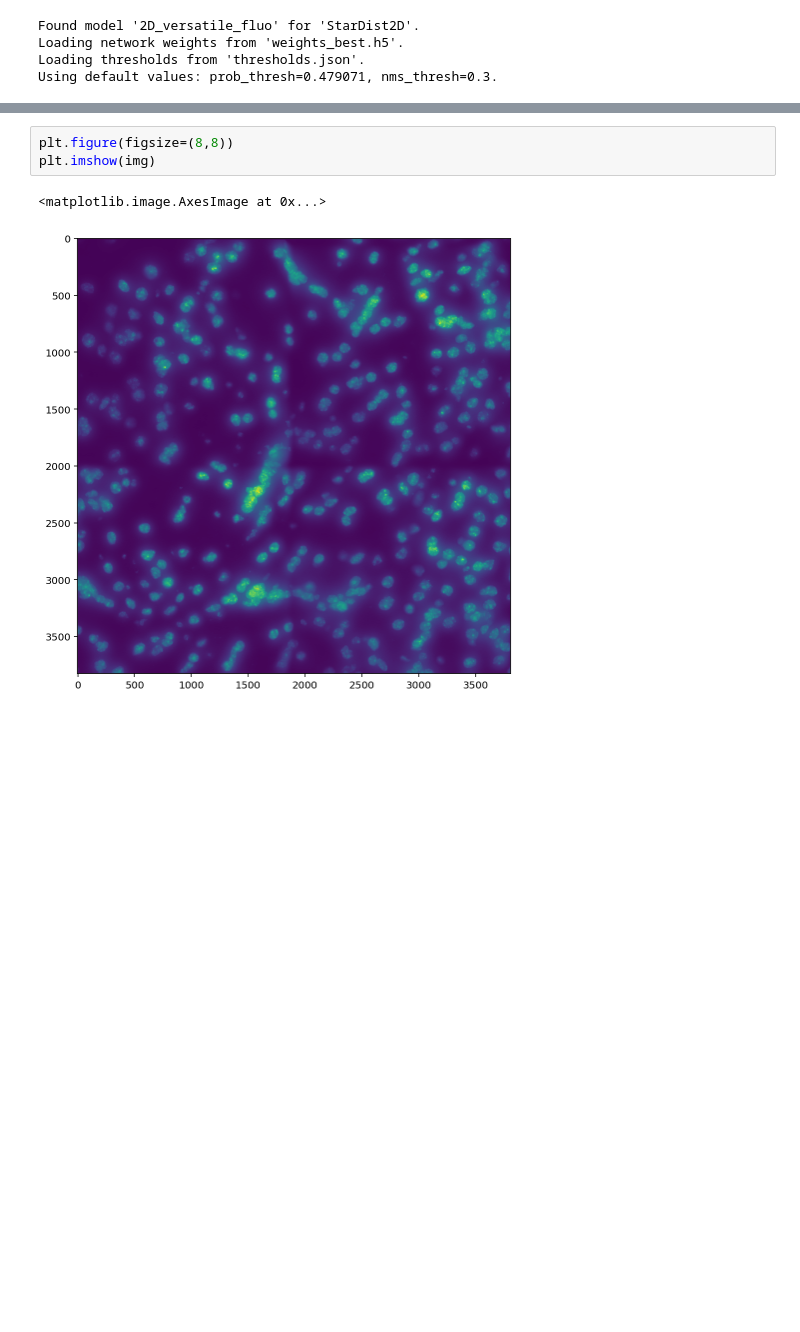
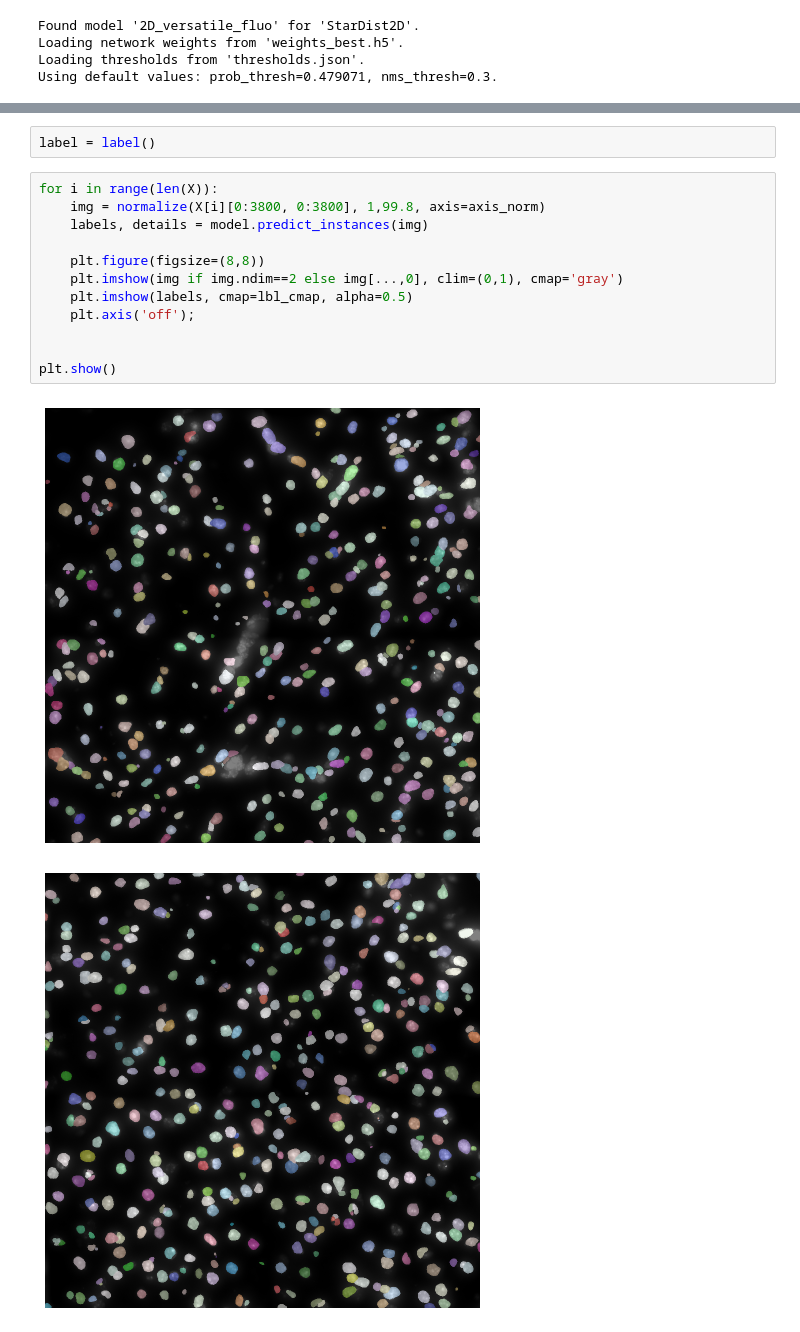
Before and after one commit to j92cp/AI_work, a Jupyter notebook: stardist_segmentation.ipynb, the cells around one changed output, grey strips where cells are left out. Drawn from its saved outputs; the diff is of its cells as text; blank space fills up the shorter version.

```diff
--- a/stardist_segmentation.ipynb
+++ b/stardist_segmentation.ipynb
@@ -62,6 +68,17 @@ plt.axis('off');
-# %%
-plt.figure(figsize=(8,8))
-plt.imshow(img)
-# %% [output]
-<matplotlib.image.AxesImage at 0x...>
-[figure, removed]
+# %%
+label = label()
+# %%
+for i in range(len(X)):
+    img = normalize(X[i][0:3800, 0:3800], 1,99.8, axis=axis_norm)
+    labels, details = model.predict_instances(img)
+
+    plt.figure(figsize=(8,8))
+    plt.imshow(img if img.ndim==2 else img[...,0], clim=(0,1), cmap='gray')
+    plt.imshow(labels, cmap=lbl_cmap, alpha=0.5)
+    plt.axis('off');
+
+
+plt.show()
+# %% [output]
+[figure, added]
+[figure, added]
```
Also changed, not shown: parts of 6 cells of this notebook.
